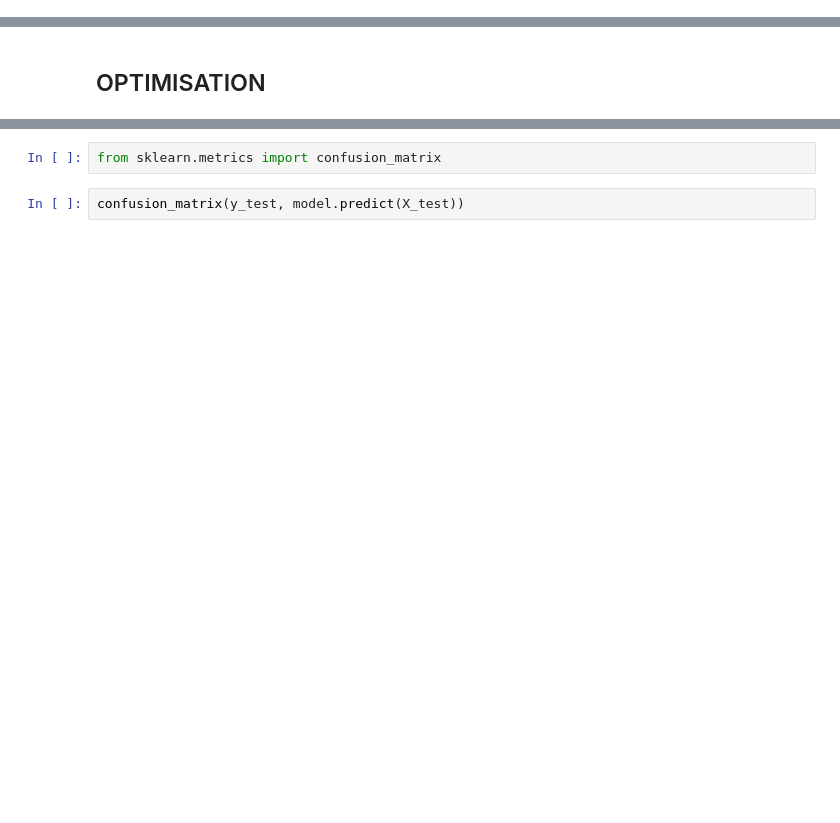
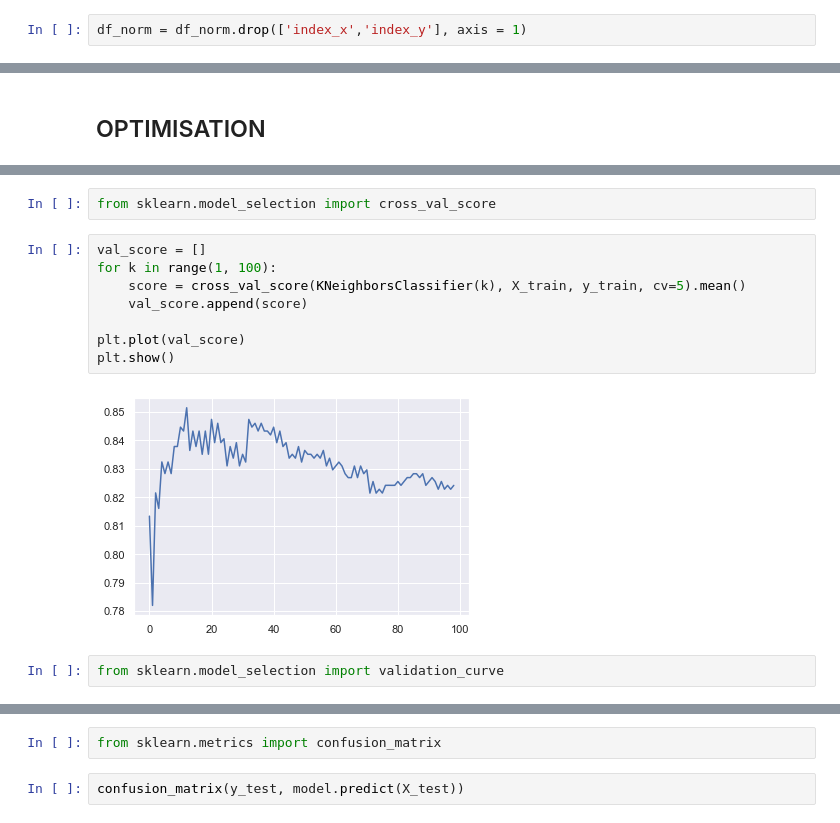
Before and after one commit to Charl-K225238/TP_Prediction_heart_disease, a Jupyter notebook: Tp 02 Prédiction d'une maladie cardiaque .ipynb, the cells around one changed output, grey strips where cells are left out. Saved outputs shown, nothing was run; the diff lists cells and outputs as text; blank space fills up the shorter version.

Commit message:
EDA + Preprocessing + Modeling

```diff
--- a/Tp 02 Prédiction d'une maladie cardiaque .ipynb
+++ b/Tp 02 Prédiction d'une maladie cardiaque .ipynb
@@ -690,0 +781,2 @@ df_norm.head()
+# %%
+df_norm = df_norm.drop(['index_x','index_y'], axis = 1)
@@ -825,0 +991,14 @@ weighted avg       0.81      0.81      0.81       184
+# %%
+from sklearn.model_selection import cross_val_score
+# %%
+val_score = []
+for k in range(1, 100):
+    score = cross_val_score(KNeighborsClassifier(k), X_train, y_train, cv=5).mean()
+    val_score.append(score)
+
+plt.plot(val_score)
+plt.show()
+# %% [output]
+[figure, added]
+# %%
+from sklearn.model_selection import validation_curve
```
Also changed, not shown: parts of 51 cells of this notebook.
